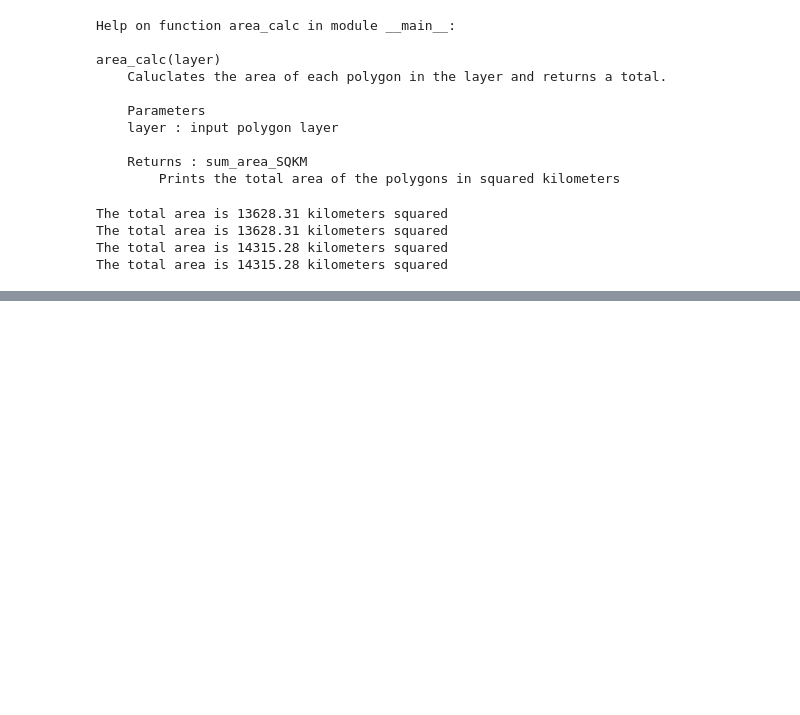
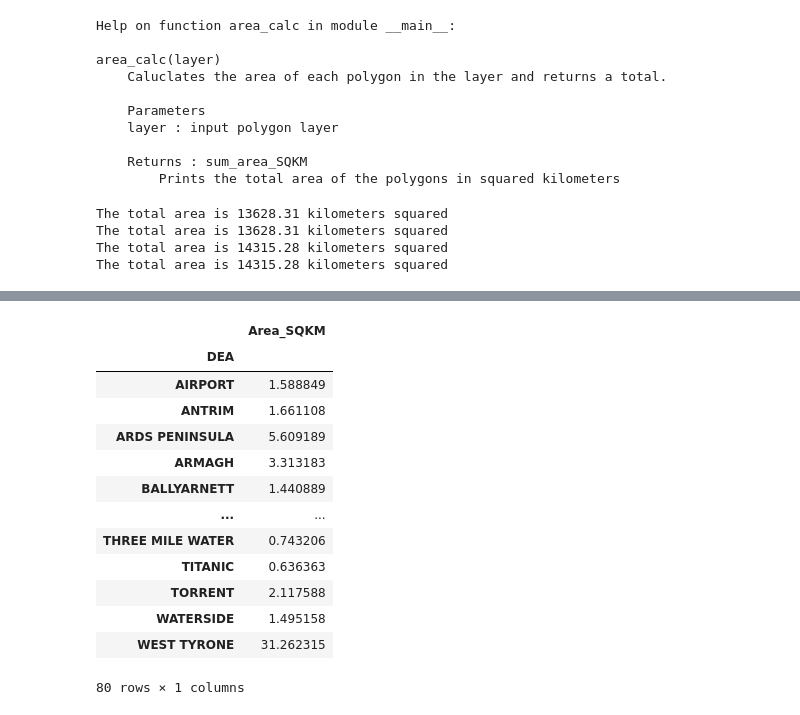
Before and after one commit to Beebop212/Greenspace_project722, a Jupyter notebook: project_notebook_draft.ipynb, the cells around one changed output, grey strips where cells are left out. Saved outputs shown, nothing was run; the diff lists cells and outputs as text; code cells hidden in the pictures; blank space fills up the shorter version.

Commit message:
Analysis pt.1 updates
Tested intersection function, attempted group by's to try find the DEA with the highest % cover of greenspace

```diff
--- a/project_notebook_draft.ipynb
+++ b/project_notebook_draft.ipynb
@@ -145,0 +155,3 @@ The total area is 14315.28 kilometers squared
+# %%
+#Test!! Try using intersect function
+intersect_greenspace = gpd.overlay(greenspace, dea, how='intersection')
@@ -145,0 +194,19 @@ The total area is 14315.28 kilometers squared
+# %%
+grouped=pd.DataFrame(
+    intersect_greenspace.groupby(['DEA'])['Area_SQKM'].sum())
+grouped
+# %% [output]
+|  | Area_SQKM |
+| DEA |  |
+| AIRPORT | 1.588849 |
+| ANTRIM | 1.661108 |
+| ARDS PENINSULA | 5.609189 |
+| ARMAGH | 3.313183 |
+| BALLYARNETT | 1.440889 |
+| ... | ... |
+| THREE MILE WATER | 0.743206 |
+| TITANIC | 0.636363 |
+| TORRENT | 2.117588 |
+| WATERSIDE | 1.495158 |
+| WEST TYRONE | 31.262315 |
+80 rows × 1 columns
```
Also changed, not shown: parts of 6 cells of this notebook.
